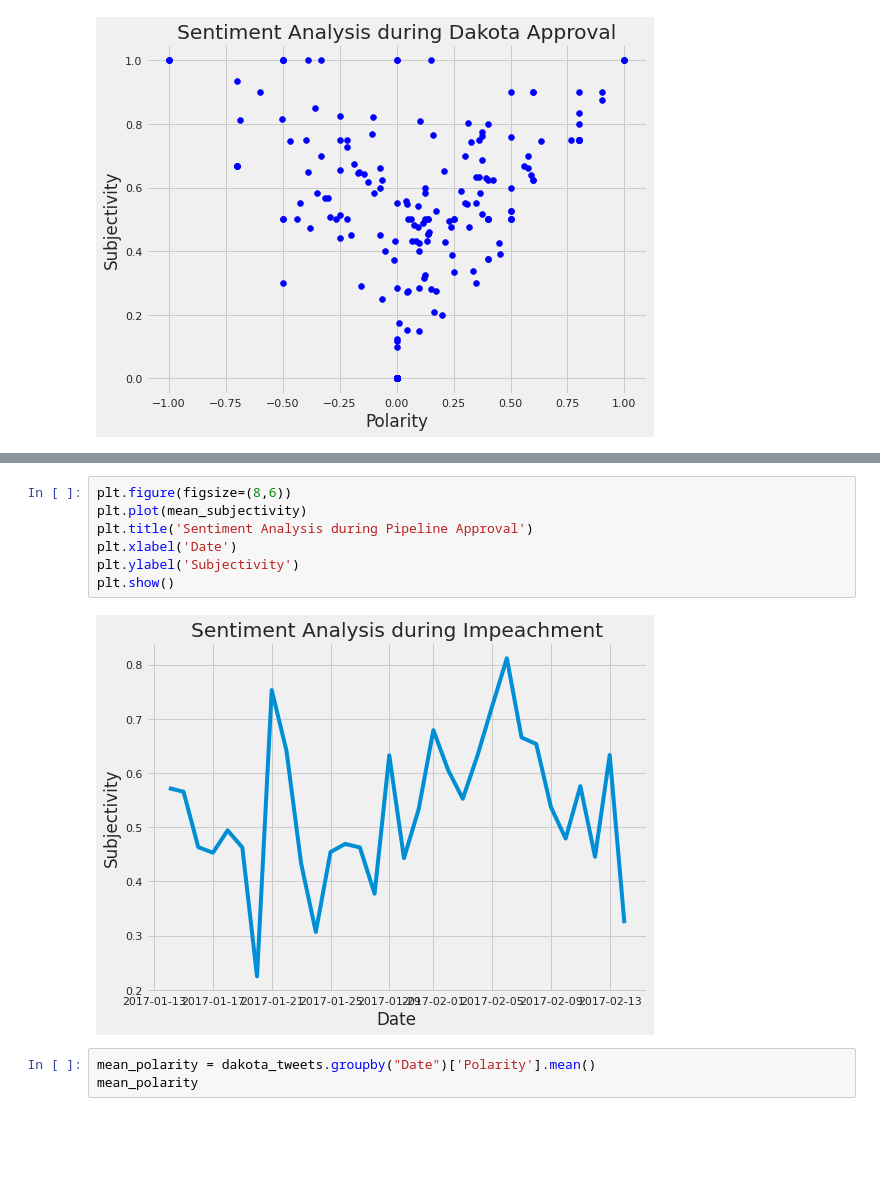
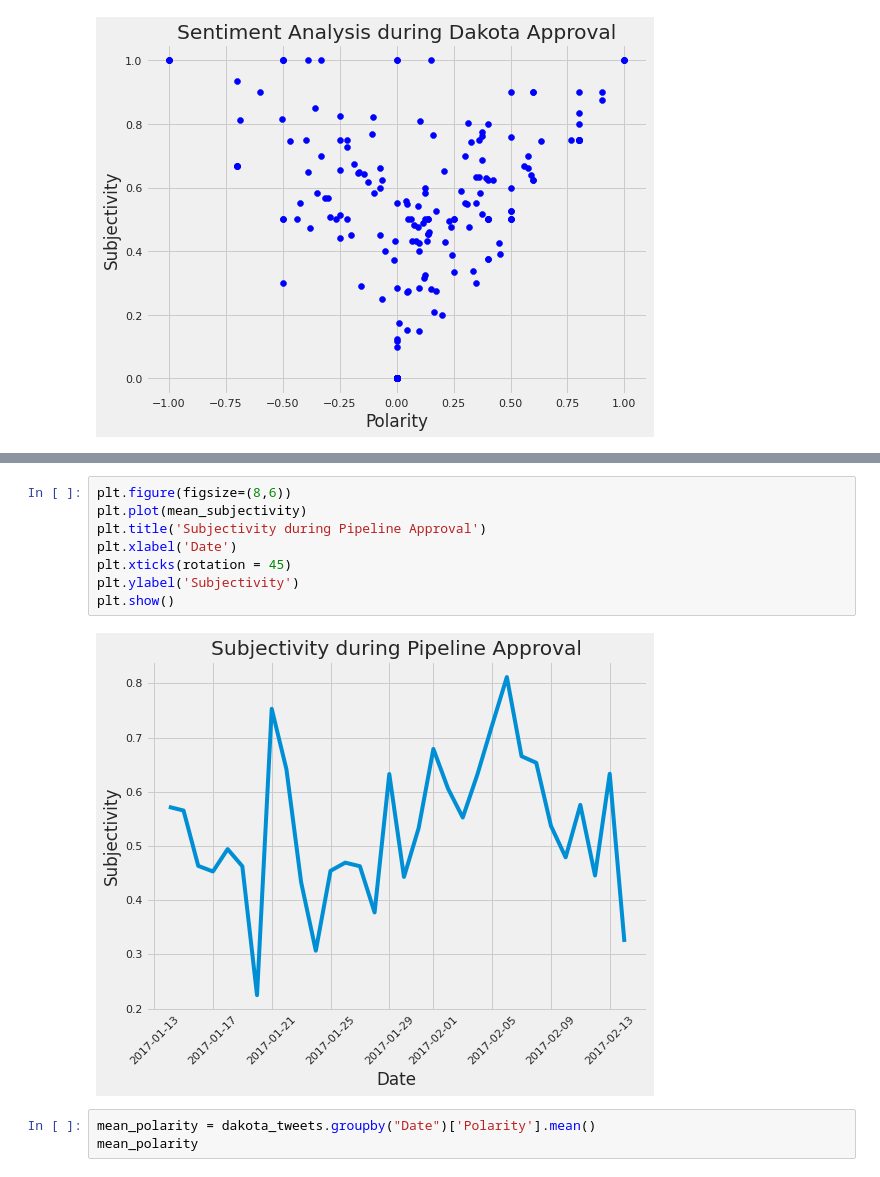
Before and after one commit to cybertraining-dsc/fa20-523-307, a Jupyter notebook: project/Analysis of Financial Markets based on President Trump's Tweets.ipynb, the cells around one changed output, grey strips where cells are left out. Saved outputs shown, nothing was run; the diff lists cells and outputs as text; blank space fills up the shorter version.

```diff
--- a/project/Analysis of Financial Markets based on President Trump's Tweets.ipynb
+++ b/project/Analysis of Financial Markets based on President Trump's Tweets.ipynb
@@ -1115,12 +1117,13 @@ Name: Subjectivity, dtype: float64
 # %%
 plt.figure(figsize=(8,6))
 plt.plot(mean_subjectivity)
-plt.title('Sentiment Analysis during Pipeline Approval')
+plt.title('Subjectivity during Pipeline Approval')
 plt.xlabel('Date')
+plt.xticks(rotation = 45)
 plt.ylabel('Subjectivity')
 plt.show()
 # %% [output]
-[figure, old version]
+[figure, new version]
 # %%
 mean_polarity = dakota_tweets.groupby("Date")['Polarity'].mean()
 mean_polarity
```
Also changed, not shown: parts of 5 cells of this notebook.
